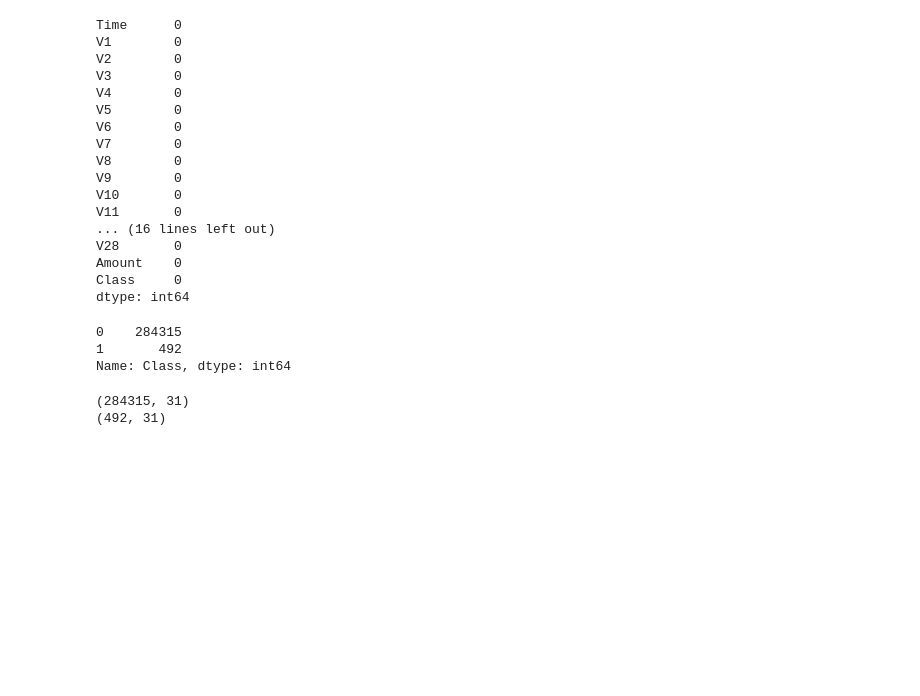
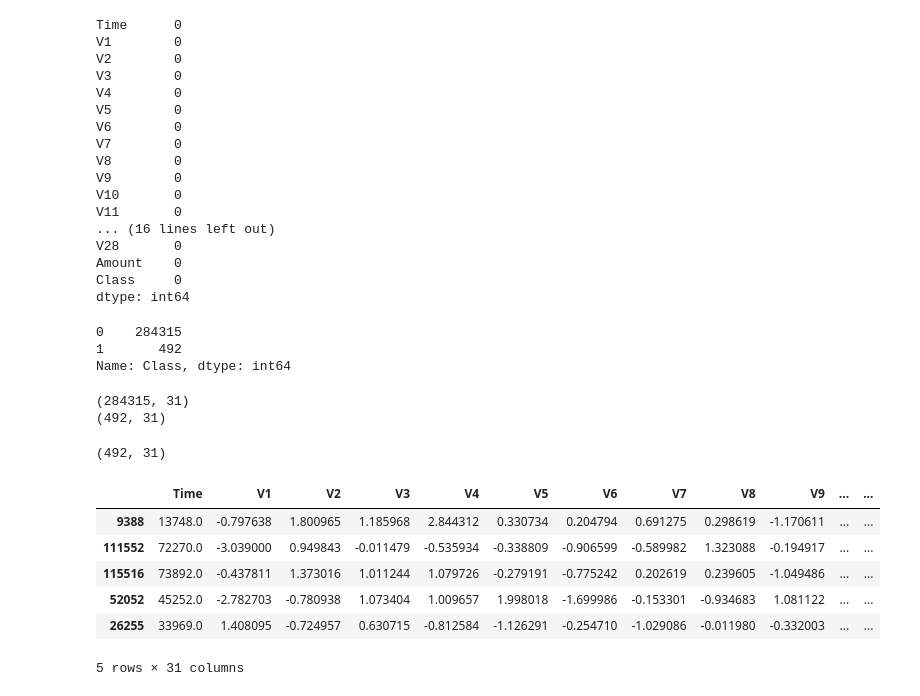
Before and after one commit to glenchiridza/ml_p1_concepts, a Jupyter notebook: complete_machine_learning_p1.ipynb, the cells around one changed output. Cells and saved outputs as stored; diff of their text form; code cells hidden in the pictures; blank space fills up the shorter version.

```diff
--- a/complete_machine_learning_p1.ipynb
+++ b/complete_machine_learning_p1.ipynb
@@ -1221,0 +1223,6 @@ print(fradulent.shape)
+# %%
+legit_sample =  legit.sample(n=492)
+# %%
+legit_sample.shape
+# %% [output]
+(492, 31)
@@ -1221,0 +1231,13 @@ print(fradulent.shape)
+# %%
+new_dataset = pd.concat([legit_sample, fradulent], axis = 0)
+#axis =0. means concatenate row wise
+# %%
+new_dataset.head()
+# %% [output]
+|  | Time | V1 | V2 | V3 | V4 | V5 | V6 | V7 | V8 | V9 | ... | ... |
+| 9388 | 13748.0 | -0.797638 | 1.800965 | 1.185968 | 2.844312 | 0.330734 | 0.204794 | 0.691275 | 0.298619 | -1.170611 | ... | ... |
+| 111552 | 72270.0 | -3.039000 | 0.949843 | -0.011479 | -0.535934 | -0.338809 | -0.906599 | -0.589982 | 1.323088 | -0.194917 | ... | ... |
+| 115516 | 73892.0 | -0.437811 | 1.373016 | 1.011244 | 1.079726 | -0.279191 | -0.775242 | 0.202619 | 0.239605 | -1.049486 | ... | ... |
+| 52052 | 45252.0 | -2.782703 | -0.780938 | 1.073404 | 1.009657 | 1.998018 | -1.699986 | -0.153301 | -0.934683 | 1.081122 | ... | ... |
+| 26255 | 33969.0 | 1.408095 | -0.724957 | 0.630715 | -0.812584 | -1.126291 | -0.254710 | -1.029086 | -0.011980 | -0.332003 | ... | ... |
+5 rows × 31 columns
```
Also changed, not shown: parts of 4 cells of this notebook.
